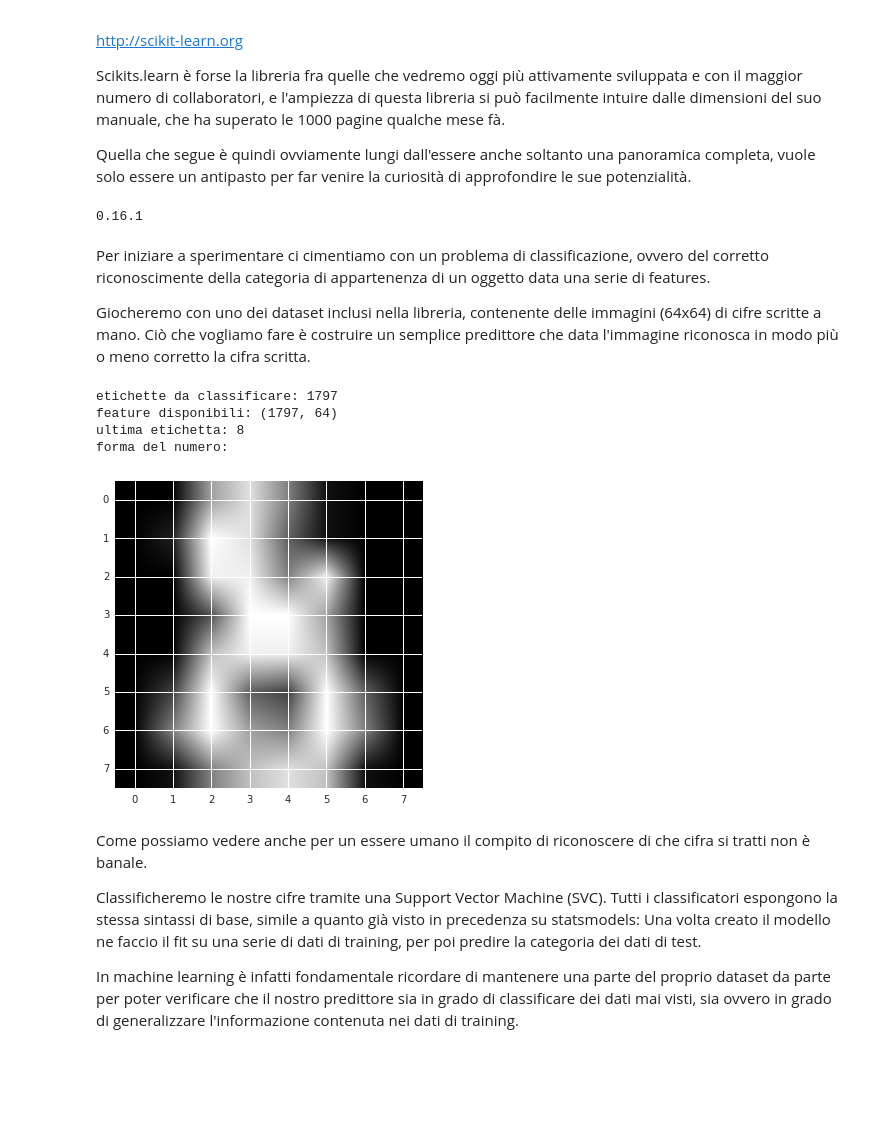
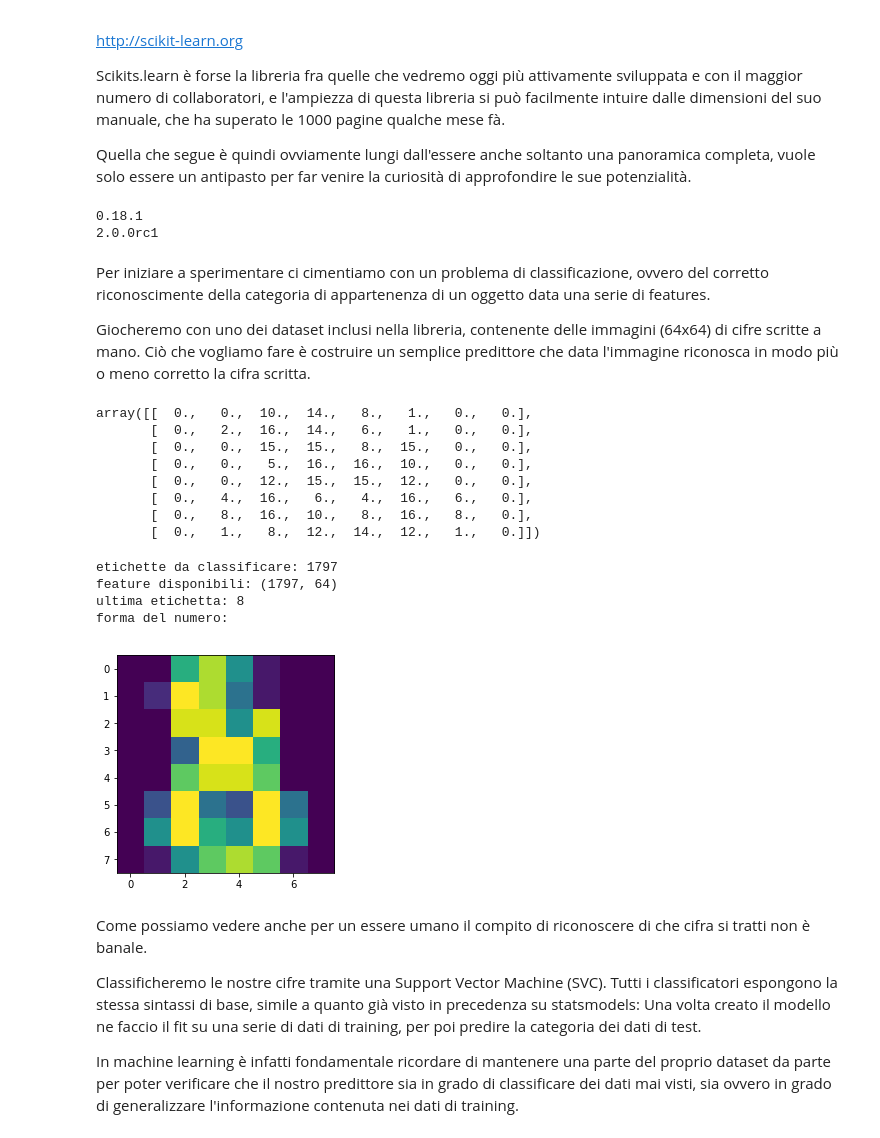
Before and after one commit to EnricoGiampieri/lezionipython, a Jupyter notebook: metodi fisici - analisi dati.ipynb, the cells around one changed output. Drawn from its saved outputs; the diff is of its cells as text; code cells hidden in the pictures; blank space fills up the shorter version.

```diff
--- a/metodi fisici - analisi dati.ipynb
+++ b/metodi fisici - analisi dati.ipynb
@@ -858,8 +813,13 @@ Quella che segue è quindi ovviamente lungi dall'essere anche soltanto una panor
 import sklearn
 print(sklearn.__version__)
 from sklearn import datasets, svm
+import matplotlib
+import pylab as plt
+import numpy as np
+print(matplotlib.__version__)
 # %% [output]
-0.16.1
+0.18.1
+2.0.0rc1
 # %% [markdown]
 Per iniziare a sperimentare ci cimentiamo con un problema di classificazione, ovvero del corretto riconoscimente della categoria di appartenenza di un oggetto data una serie di features.
 
@@ -867,18 +831,26 @@ Giocheremo con uno dei dataset inclusi nella libreria, contenente delle immagini
+# %%
+data[-1].reshape(8,8)
+# %% [output]
+array([[  0.,   0.,  10.,  14.,   8.,   1.,   0.,   0.],
+       [  0.,   2.,  16.,  14.,   6.,   1.,   0.,   0.],
+       [  0.,   0.,  15.,  15.,   8.,  15.,   0.,   0.],
+       [  0.,   0.,   5.,  16.,  16.,  10.,   0.,   0.],
+       [  0.,   0.,  12.,  15.,  15.,  12.,   0.,   0.],
+       [  0.,   4.,  16.,   6.,   4.,  16.,   6.,   0.],
+       [  0.,   8.,  16.,  10.,   8.,  16.,   8.,   0.],
+       [  0.,   1.,   8.,  12.,  14.,  12.,   1.,   0.]])
 # %%
-digits = datasets.load_digits()
-data = digits['data']
-target = digits['target']
 print("etichette da classificare:", len(target))
 print("feature disponibili:", data.shape)
 print("ultima etichetta:", target[-1])
 print("forma del numero:")
-plt.imshow(data[-1].reshape(8,8),cmap='gray');
+plt.imshow(data[-1].reshape(8,8), cmap='viridis');
 # %% [output]
 etichette da classificare: 1797
 feature disponibili: (1797, 64)
 ultima etichetta: 8
 forma del numero:
-[figure, old version]
+[figure, new version]
 # %% [markdown]
 Come possiamo vedere anche per un essere umano il compito di riconoscere di che cifra si tratti non è banale.
 
```
Also changed, not shown: parts of 104 cells of this notebook, 1 other file.
